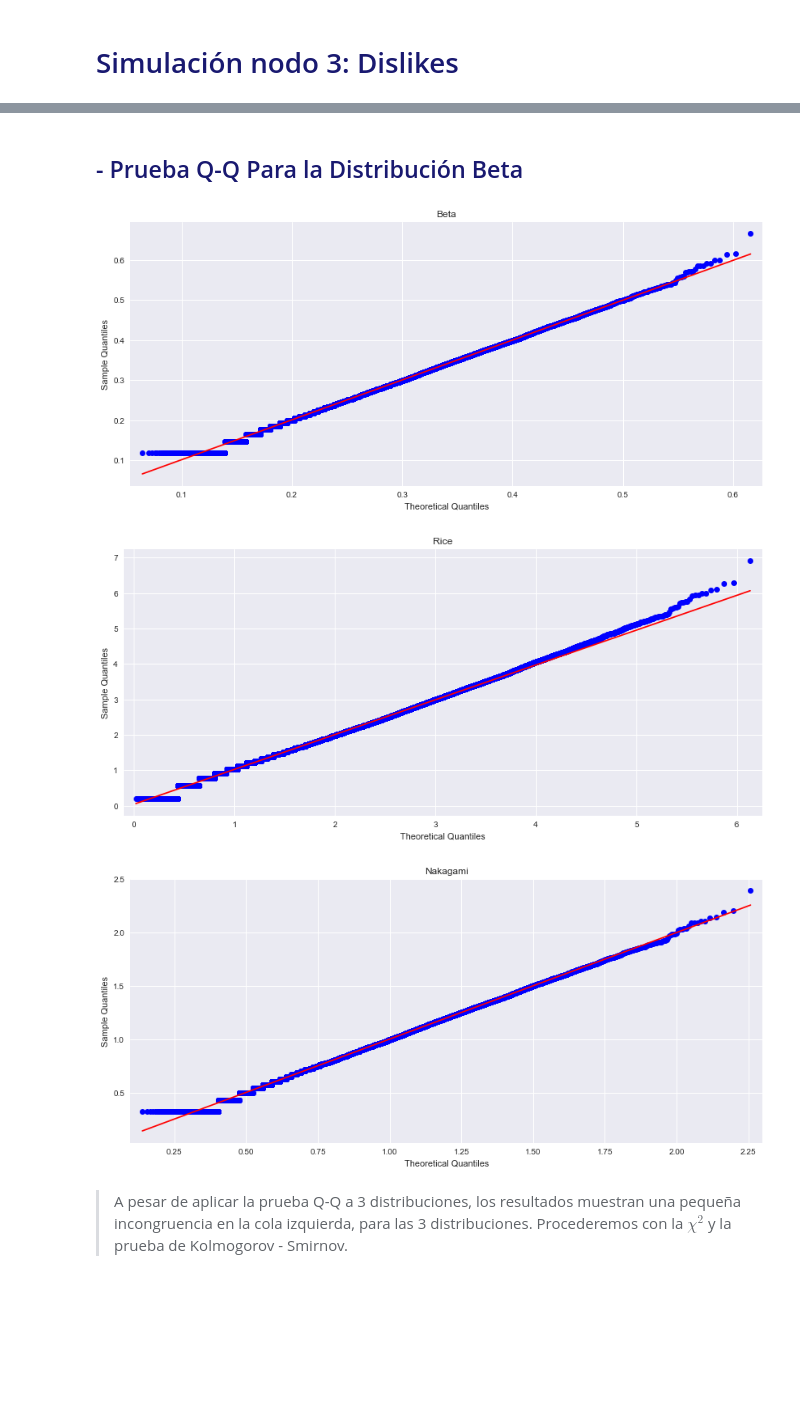
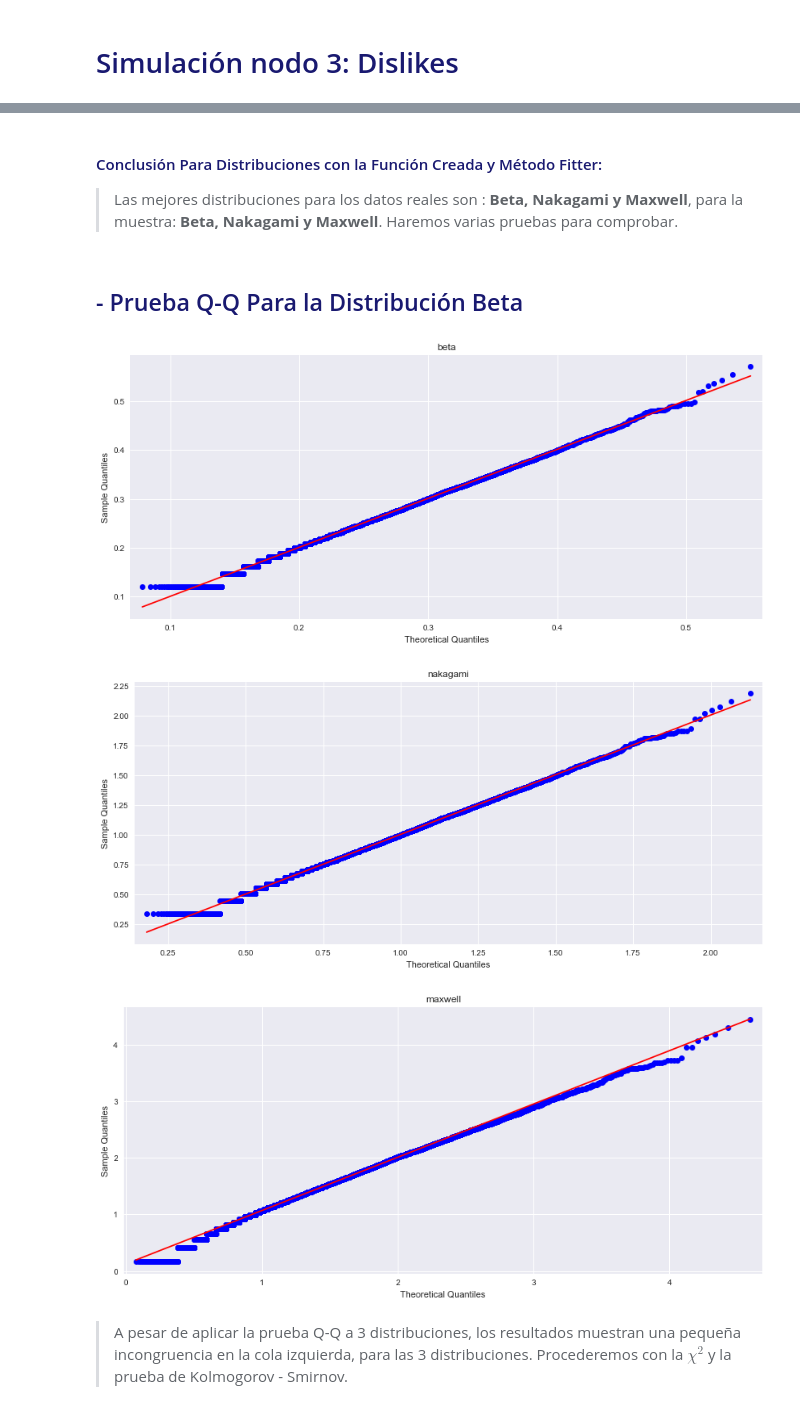
Before and after one commit to AndresHdzJmz/Tests_Proyecto-SPF, a Jupyter notebook: R.ipynb, the cells around one changed output, grey strips where cells are left out. Cells and saved outputs as stored; diff of their text form; code cells hidden in the pictures; blank space fills up the shorter version.

```diff
--- a/R.ipynb
+++ b/R.ipynb
@@ -520,6 +536,6 @@ sns.boxplot(nodo3, ax = ax1, saturation=.5, color='r', fliersize=5);
 # %%
 # -------------------- Distribuciones Seleccionadas Específicamente Para Este Nodo --------------------
-dist_list = ['gumbel_r', 'kstwobign', 'maxwell', 'rayleigh', 'rice', 'beta', 'chi', 'nakagami']
+dist_list = ['gumbel_r', 'kstwobign', 'maxwell', 'rayleigh', 'beta', 'chi', 'nakagami']
 # %%
 # dist_continu = [d for d in dir(st) if isinstance(getattr(st, d), st.rv_continuous)]
 # dist_discrete = [d for d in dir(st) if isinstance(getattr(st, d), st.rv_discrete)]
@@ -552,6 +567,6 @@ array(['rice', 'beta', 'nakagami'], dtype=object)
 # %%
 %%time
-fitter(nodo3, dist_list, 15, 30)
+fitter(muestra_n3, dist_list, 15, 30)
 f.summary()
 # %% [output]
 [interactive output not drawn]
@@ -572,22 +581,26 @@ rice acumula 4 puntos, beta 5 y nakagami 3. Entonces así decidimos establecer e
+# %% [markdown]
+#### <font color='midnightblue'> Conclusión Para Distribuciones con la Función Creada y Método Fitter:
+
+> Las mejores distribuciones para los datos reales son : **Beta, Nakagami y Maxwell**, para la muestra: **Beta, Nakagami y Maxwell**. Haremos varias pruebas para comprobar.
 # %%
-best_dist = ['beta', 'rice', 'nakagami']
+best_dist = ['beta', 'nakagami', 'maxwell']
 # %% [markdown]
 ## <font color='midnightblue'> - Prueba Q-Q Para la Distribución Beta
 # %%
-qq(nodo3, best_dist[0])
-plt.title('Beta');
+qq(muestra_n3, best_dist[0])
+plt.title(best_dist[0]);
 # %% [output]
-[figure, old version]
+[figure, new version]
 # %%
-qq(nodo3, best_dist[1])
-plt.title('Rice');
+qq(muestra_n3, best_dist[1])
+plt.title(best_dist[1]);
 # %% [output]
-[figure, old version]
+[figure, new version]
 # %%
-qq(nodo3, best_dist[2])
-plt.title('Nakagami');
+qq(muestra_n3, best_dist[2])
+plt.title(best_dist[2]);
 # %% [output]
-[figure, old version]
+[figure, new version]
 # %% [markdown]
 > A pesar de aplicar la prueba Q-Q a 3 distribuciones, los resultados muestran una pequeña incongruencia en la cola izquierda, para las 3 distribuciones. Procederemos con la $\chi^2$ y la prueba de Kolmogorov - Smirnov.
 # %% [markdown]
```
Also changed, not shown: parts of 66 cells of this notebook.
